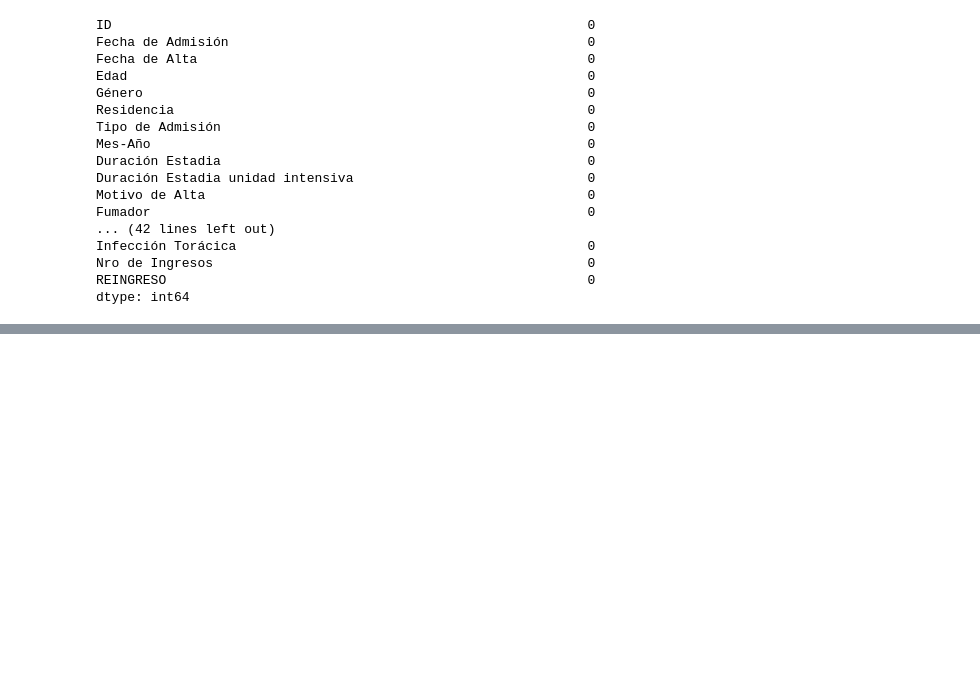
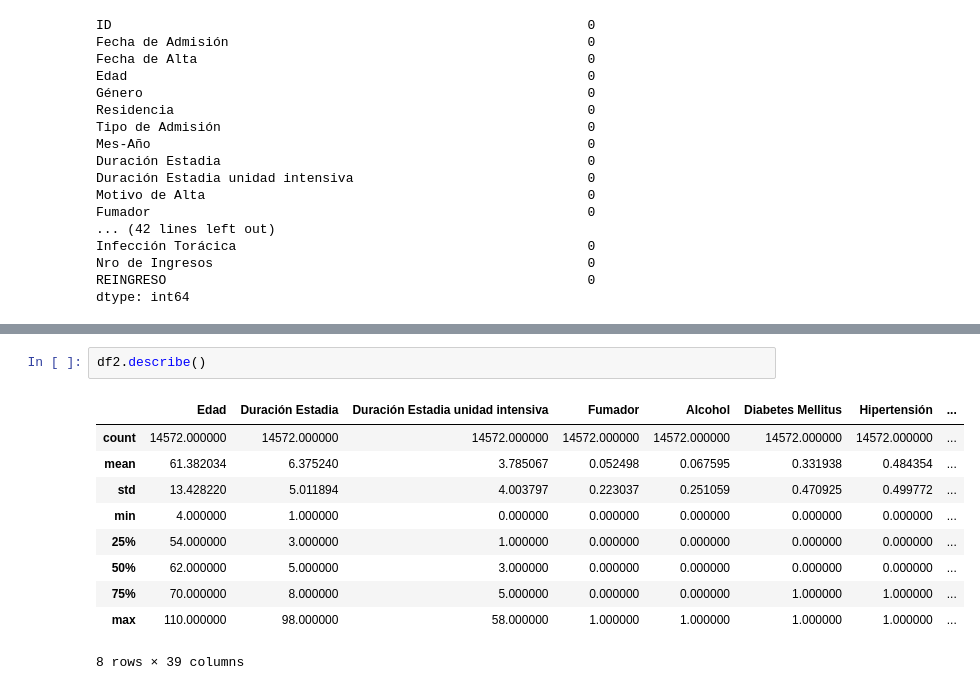
Before and after one commit to Estefaniagz/Proyecto_nocountry, a Jupyter notebook: explore.ipynb, the cells around one changed output, grey strips where cells are left out. Cells and saved outputs as stored; diff of their text form; blank space fills up the shorter version.

```diff
--- a/explore.ipynb
+++ b/explore.ipynb
@@ -682,0 +743,13 @@ dtype: int64
+# %%
+df2.describe()
+# %% [output]
+|  | Edad | Duración Estadia | Duración Estadia unidad intensiva | Fumador | Alcohol | Diabetes Mellitus | Hipertensión | ... |
+| count | 14572.000000 | 14572.000000 | 14572.000000 | 14572.000000 | 14572.000000 | 14572.000000 | 14572.000000 | ... |
+| mean | 61.382034 | 6.375240 | 3.785067 | 0.052498 | 0.067595 | 0.331938 | 0.484354 | ... |
+| std | 13.428220 | 5.011894 | 4.003797 | 0.223037 | 0.251059 | 0.470925 | 0.499772 | ... |
+| min | 4.000000 | 1.000000 | 0.000000 | 0.000000 | 0.000000 | 0.000000 | 0.000000 | ... |
+| 25% | 54.000000 | 3.000000 | 1.000000 | 0.000000 | 0.000000 | 0.000000 | 0.000000 | ... |
+| 50% | 62.000000 | 5.000000 | 3.000000 | 0.000000 | 0.000000 | 0.000000 | 0.000000 | ... |
+| 75% | 70.000000 | 8.000000 | 5.000000 | 0.000000 | 0.000000 | 1.000000 | 1.000000 | ... |
+| max | 110.000000 | 98.000000 | 58.000000 | 1.000000 | 1.000000 | 1.000000 | 1.000000 | ... |
+8 rows × 39 columns
```
Also changed, not shown: parts of 16 cells of this notebook.
